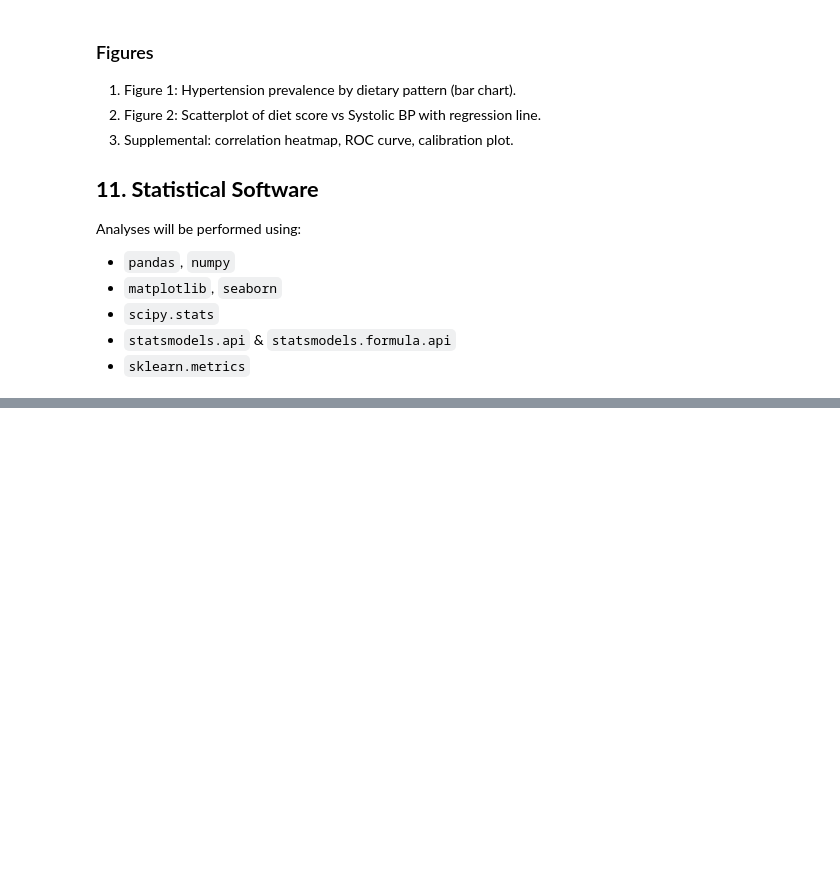
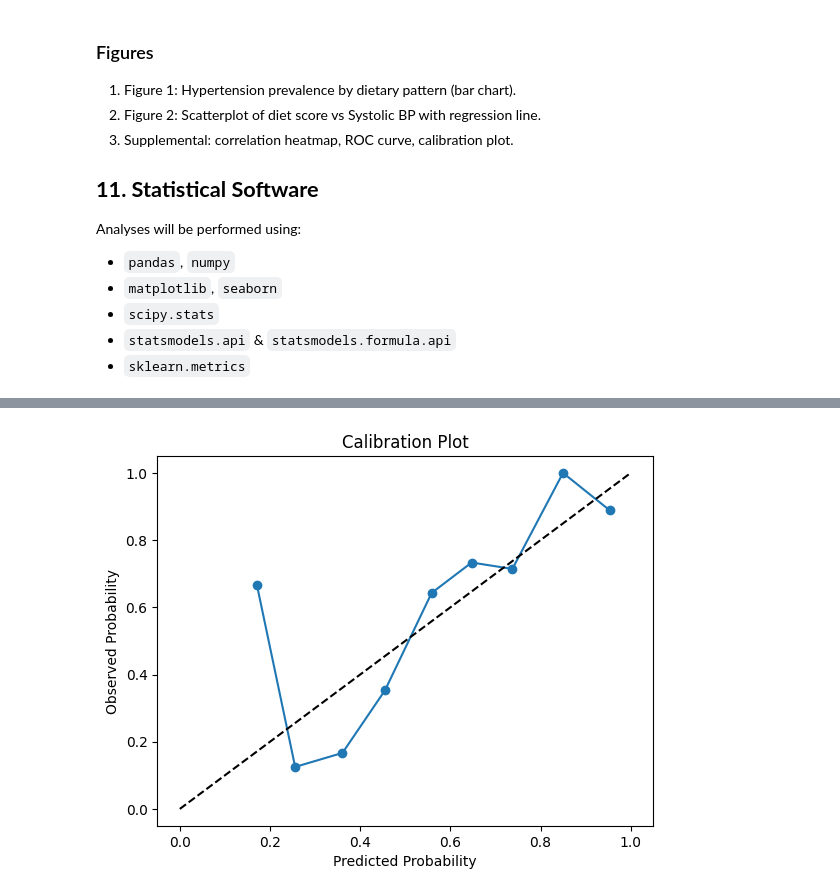
Before and after one commit to tfalae/BIOS-584, a Jupyter notebook: Project TFalae.ipynb, the cells around one changed output, grey strips where cells are left out. Drawn from its saved outputs; the diff is of its cells as text; code cells hidden in the pictures; blank space fills up the shorter version.

```diff
--- a/Project TFalae.ipynb
+++ b/Project TFalae.ipynb
@@ -267,0 +462,6 @@ Analyses will be performed using:
+# %%
+m3 = smf.logit(
+    "Hypertension ~ diet_score + Age + C(Gender) + C(Race_collapsed) + C(Edu_collapsed) + C(Income_quartile) + BMI +WC",
+    data=df
+).fit()
+print(m3.summary())
@@ -267,0 +711,14 @@ Analyses will be performed using:
+# %%
+df["pred_prob"] = m3.predict()
+from sklearn.calibration import calibration_curve
+
+prob_true, prob_pred = calibration_curve(df["Hypertension"], df["pred_prob"], n_bins=10)
+
+plt.plot(prob_pred, prob_true, marker="o")
+plt.plot([0,1],[0,1], "k--")
+plt.xlabel("Predicted Probability")
+plt.ylabel("Observed Probability")
+plt.title("Calibration Plot")
+plt.show()
+# %% [output]
+[figure, added]
```
Also changed, not shown: parts of 27 cells of this notebook.
